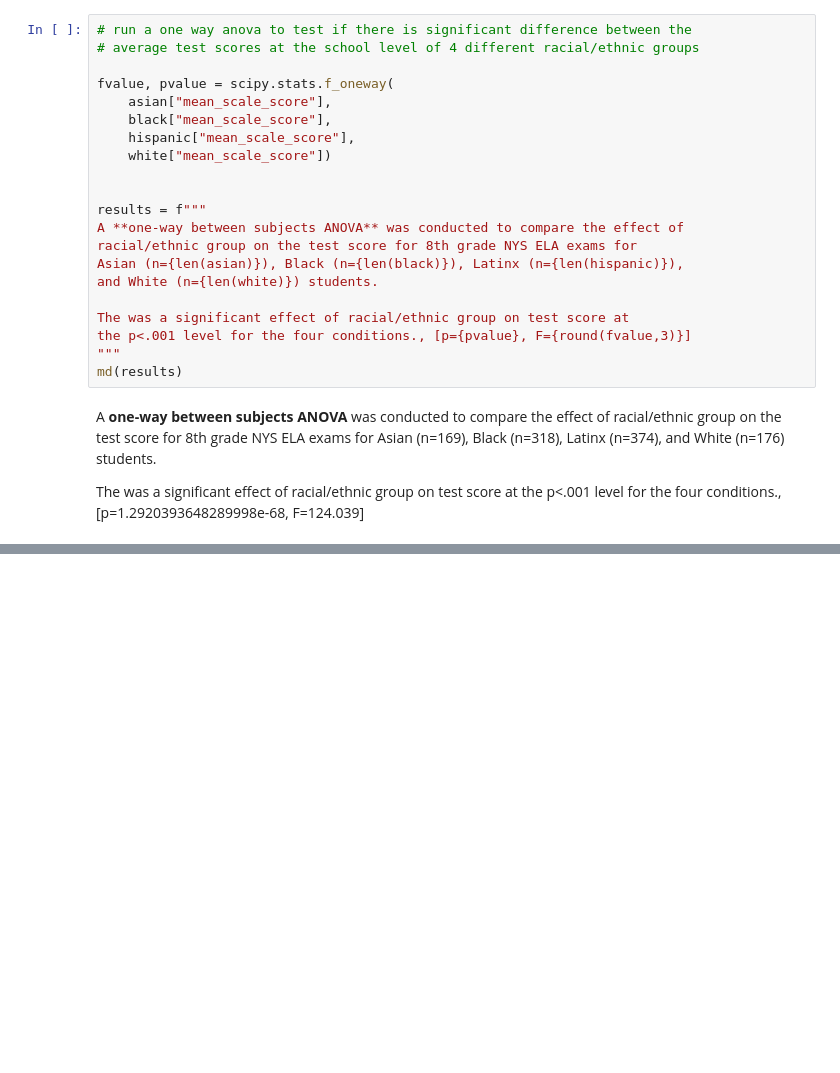
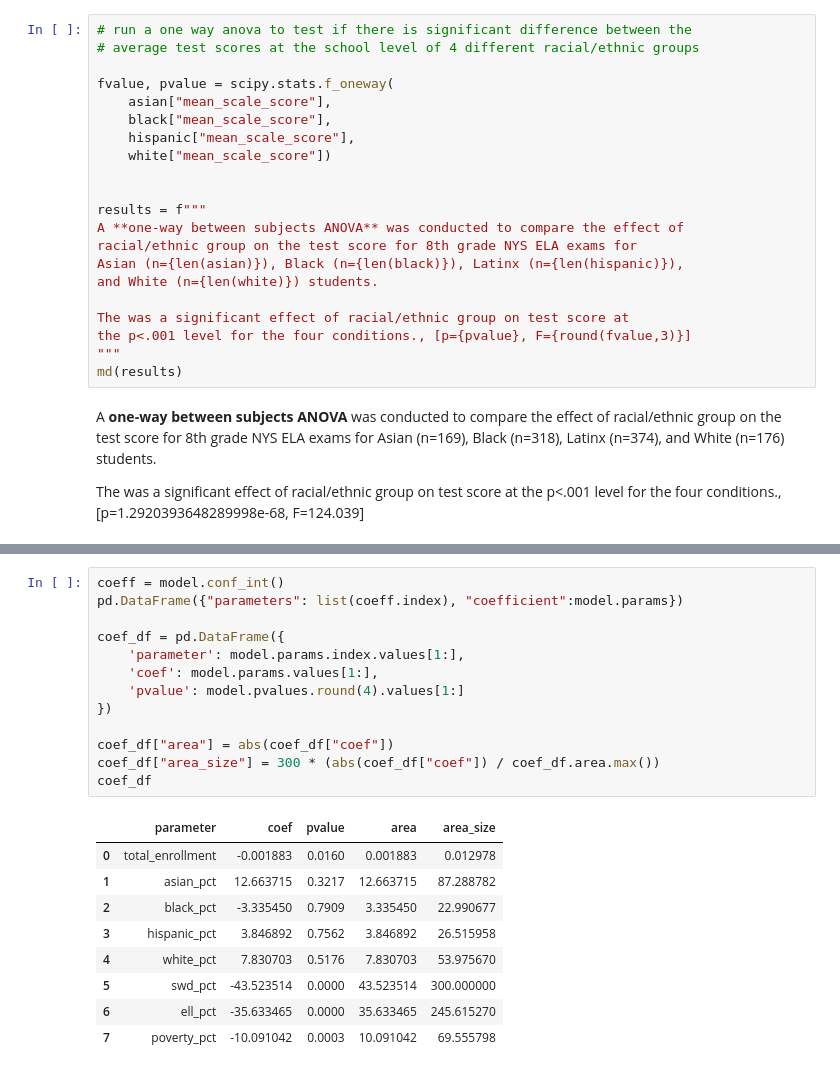
Before and after one commit to adelphi-ed-tech/nycschools, a Jupyter notebook: nb/anova.ipynb, the cells around one changed output, grey strips where cells are left out. Saved outputs shown, nothing was run; the diff lists cells and outputs as text; blank space fills up the shorter version.

```diff
--- a/nb/anova.ipynb
+++ b/nb/anova.ipynb
@@ -260,0 +282,23 @@ strong multicollinearity or other numerical problems.
+# %%
+coeff = model.conf_int()
+pd.DataFrame({"parameters": list(coeff.index), "coefficient":model.params})
+
+coef_df = pd.DataFrame({
+    'parameter': model.params.index.values[1:],
+    'coef': model.params.values[1:],
+    'pvalue': model.pvalues.round(4).values[1:]
+})
+
+coef_df["area"] = abs(coef_df["coef"])
+coef_df["area_size"] = 300 * (abs(coef_df["coef"]) / coef_df.area.max())
+coef_df
+# %% [output]
+|  | parameter | coef | pvalue | area | area_size |
+| 0 | total_enrollment | -0.001883 | 0.0160 | 0.001883 | 0.012978 |
+| 1 | asian_pct | 12.663715 | 0.3217 | 12.663715 | 87.288782 |
+| 2 | black_pct | -3.335450 | 0.7909 | 3.335450 | 22.990677 |
+| 3 | hispanic_pct | 3.846892 | 0.7562 | 3.846892 | 26.515958 |
+| 4 | white_pct | 7.830703 | 0.5176 | 7.830703 | 53.975670 |
+| 5 | swd_pct | -43.523514 | 0.0000 | 43.523514 | 300.000000 |
+| 6 | ell_pct | -35.633465 | 0.0000 | 35.633465 | 245.615270 |
+| 7 | poverty_pct | -10.091042 | 0.0003 | 10.091042 | 69.555798 |
```
Also changed, not shown: parts of 12 cells of this notebook.
